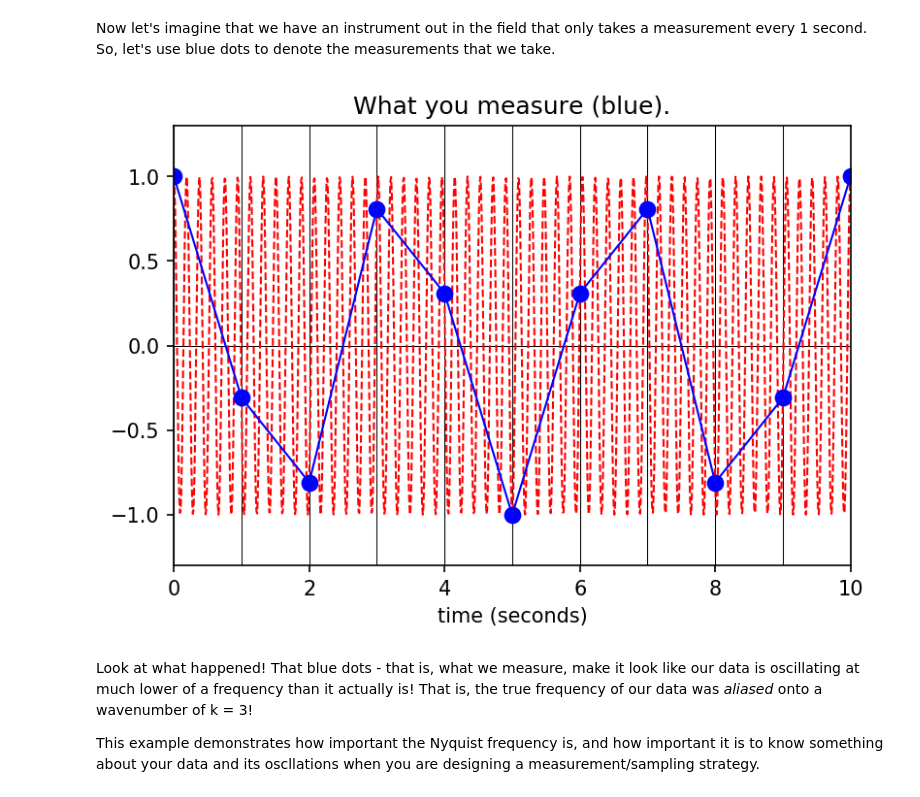
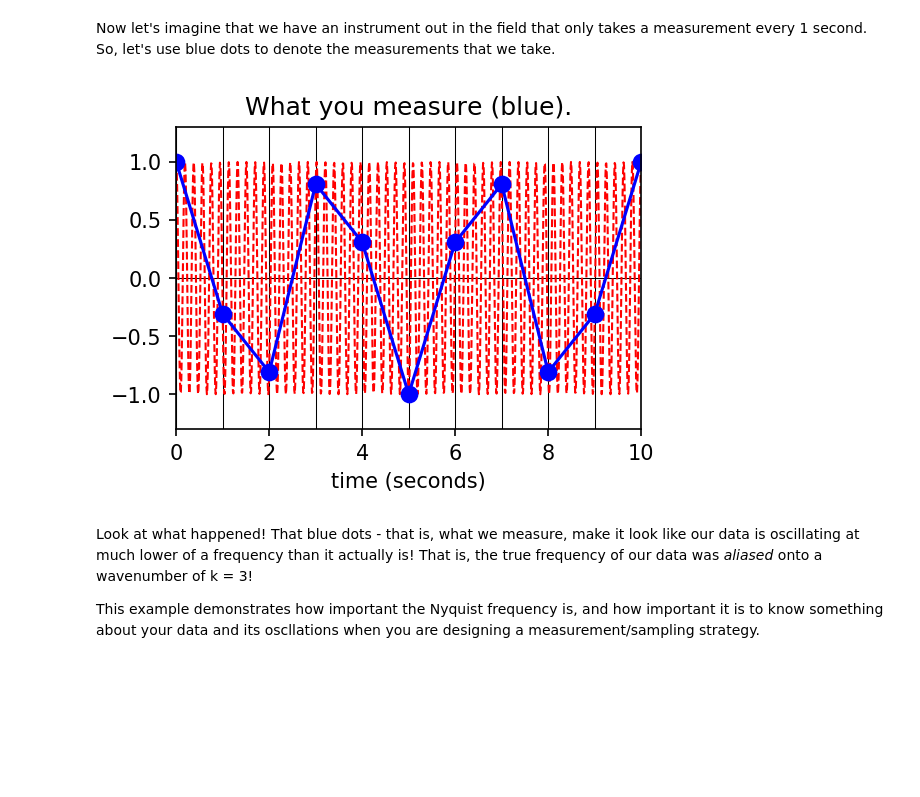
Before and after one commit to kjmayer/ats655-coursematerial, a Jupyter notebook: jupyter_notebooks/harmonic_analysis_nyquist.ipynb, the cells around one changed output. Saved outputs shown, nothing was run; the diff lists cells and outputs as text; code cells hidden in the pictures; blank space fills up the shorter version.

```diff
--- a/jupyter_notebooks/harmonic_analysis_nyquist.ipynb
+++ b/jupyter_notebooks/harmonic_analysis_nyquist.ipynb
@@ -19,7 +19,7 @@ import matplotlib as mpl
 
 # set figure defaults
 mpl.rcParams['figure.dpi'] = 150
-plt.rcParams['figure.figsize'] = (12.0/2, 8.0/2)
+plt.rcParams['figure.figsize'] = (12.0/3, 8.0/3)
 
 COLOR_MAT = ['darkgreen','cornflowerblue','orange','navy','hotpink','grey']
 # %% [markdown]
@@ -86,10 +99,9 @@ This Nyquist frequency/wavelength is special because for cosine we get a varianc
 
 In this example we show what happens when your true data has a higher freuquency than your Nyquist frequency - which again, is determined by your sampling rate. What can happen is that these higher frequencies oscillations can be _aliased_ onto lower frequencies (i.e. can masquerade as lower frequencies).
 # %%
-plt.close('all')
-
 T = 10.
-t = np.arange(0.,T+.01,.01)
+delta_t = .01
+t = np.arange(0.,T+delta_t,delta_t)
 k = 53 #4, 5, 6, 11
 
 plt.figure()
@@ -120,41 +132,34 @@ plt.show()
 # %% [markdown]
 Now let's imagine that we have an instrument out in the field that only takes a measurement every 1 second. So, let's use blue dots to denote the measurements that we take.
 # %%
-plt.close('all')
-
-T = 10.
-t = np.arange(0.,T+.01,.01)
-k = 53 #4, 5, 6, 11
-
 plt.figure()
 plt.xlim(np.min(t),np.max(t))
 plt.ylim(-1.3,1.3)
 plt.xlabel('time (seconds)')
 plt.title('True Data')
 
 for i in np.arange(0,11,1):
     plt.plot((i*1.,i*1.),(-2.,2.),'-',color = 'black',linewidth = .5)
 
 plt.axhline(y=0, linewidth=.5, color = 'black')
 plt.axvline(x=0, linewidth=.5, color = 'black')
 
 y1 = np.cos(2.*np.pi*k*t/T)
 y2 = np.sin(2.*np.pi*k*t/T)
 
 plt.plot(t,y1,'--',color = 'red', linewidth = 1.)
 
 t1 = np.arange(np.min(t),np.max(t)+1,1)
 
 y11 = np.cos(2.*np.pi*k*t1/T)
 y22 = np.sin(2.*np.pi*k*t1/T)
 
 plt.title('What you measure (blue).')
-plt.plot(t1,y11,'.',color = 'blue',markersize = 15)
-plt.plot(t1,y11,'-',color = 'blue',markersize = 15, linewidth = 1.)
+plt.plot(t1,y11,'.-',color = 'blue',markersize = 15)
 
 plt.show()
 # %% [output]
-[figure, old version]
+[figure, new version]
 # %% [markdown]
 Look at what happened! That blue dots - that is, what we measure, make it look like our data is oscillating at much lower of a frequency than it actually is! That is, the true frequency of our data was _aliased_ onto a wavenumber of k = 3!
 
```
Also changed, not shown: parts of 5 cells of this notebook, 1 other file.
